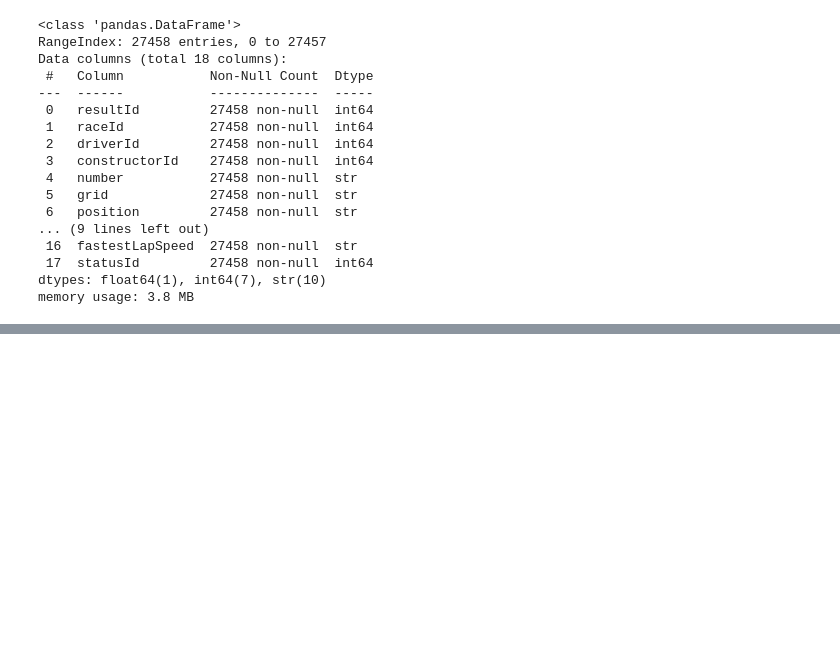
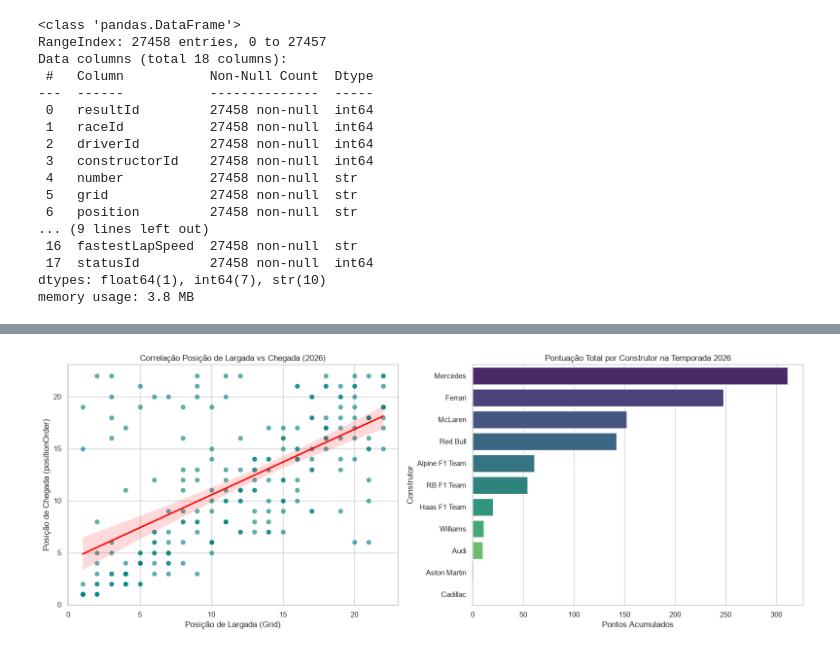
Before and after one commit to ThalesOfMiletus/f1-predict-race, a Jupyter notebook: analise_e_previsao_f1.ipynb, the cells around one changed output, grey strips where cells are left out. Saved outputs shown, nothing was run; the diff lists cells and outputs as text; code cells hidden in the pictures; blank space fills up the shorter version.

```diff
--- a/analise_e_previsao_f1.ipynb
+++ b/analise_e_previsao_f1.ipynb
@@ -500,0 +147,23 @@ plt.show()
+# %%
+# Visualizações gráficas da Análise Exploratória (EDA)
+fig, axes = plt.subplots(1, 2, figsize=(16, 6))
+
+# Gráfico 1: Scatter plot de Grid vs PositionOrder (2026)
+sns.regplot(data=results_2026, x='grid', y='positionOrder', ax=axes[0],
+            scatter_kws={'alpha':0.6, 'color':'teal'}, line_kws={'color':'red'})
+axes[0].set_title('Correlação Posição de Largada vs Chegada (2026)')
+axes[0].set_xlabel('Posição de Largada (Grid)')
+axes[0].set_ylabel('Posição de Chegada (positionOrder)')
+
+# Gráfico 2: Desempenho dos Construtores em 2026 (Pontos acumulados)
+results_2026_names = results_2026.merge(constructors, on='constructorId')
+team_points = results_2026_names.groupby('name')['points'].sum().reset_index().sort_values(by='points', ascending=False)
+sns.barplot(data=team_points, x='points', y='name', ax=axes[1], palette='viridis')
+axes[1].set_title('Pontuação Total por Construtor na Temporada 2026')
+axes[1].set_xlabel('Pontos Acumulados')
+axes[1].set_ylabel('Construtor')
+
+plt.tight_layout()
+plt.show()
+# %% [output]
+[figure, added]
```
Also changed, not shown: parts of 39 cells of this notebook, 2 other files.
